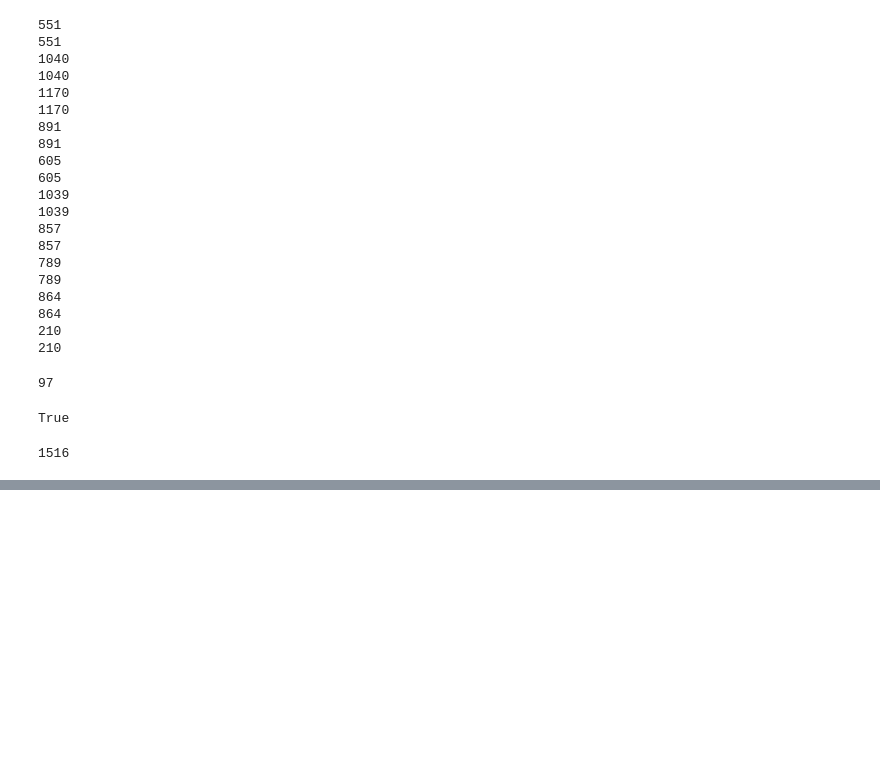
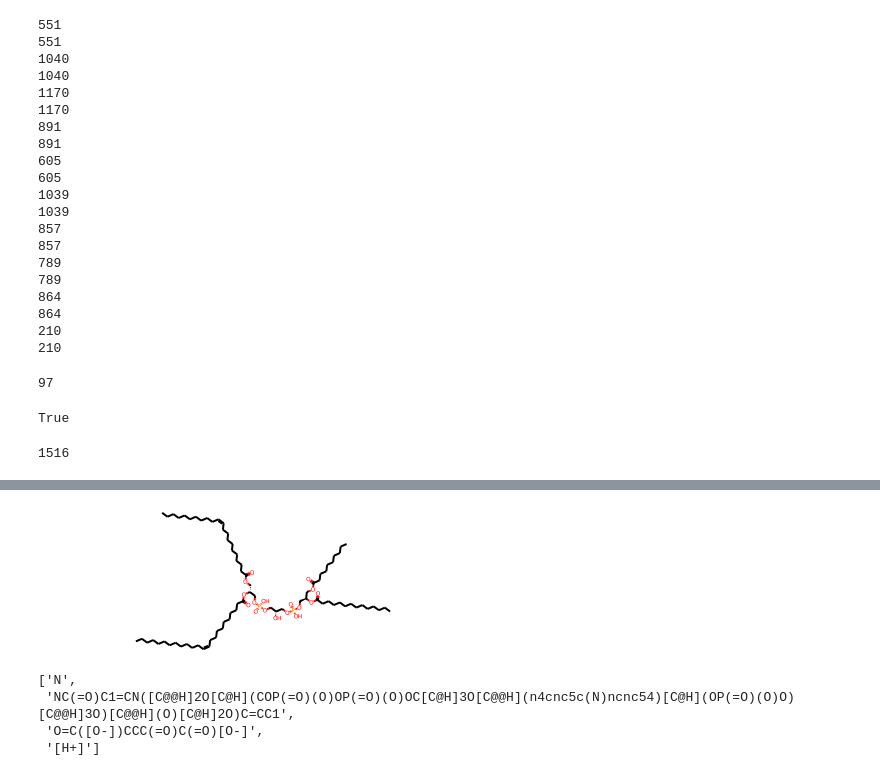
Before and after one commit to pgmikhael/clipzyme, a Jupyter notebook: notebooks/metabio.ipynb, the cells around one changed output, grey strips where cells are left out. Cells and saved outputs as stored; diff of their text form; code cells hidden in the pictures; blank space fills up the shorter version.

```diff
--- a/notebooks/metabio.ipynb
+++ b/notebooks/metabio.ipynb
@@ -1267,0 +1420,11 @@ json.dump(pubchem_targeters, open("/Mounts/rbg-storage1/datasets/Metabo/datasets
+# %%
+Chem.MolFromSmiles(list(rxn2prod['CCCCCCCCCCCCCCCC(=O)OC[C@H](COP(=O)(O)OC[C@@H](O)CO)OC(=O)CCCCCCCCCCCCCCC.CCCCCCCCCCCCCCCC(=O)OC[C@H](COP(=O)(O)OP(=O)(O)OC[C@H]1O[C@@H](n2ccc(N)nc2=O)C(O)[C@H]1O)OC(=O)CCCCCCCCCCCCCCC>>2.7.8.41'])[1])
+# %% [output]
+[figure, added]
+# %%
+[d['reactants'] for d in data if d['ec'] == '1.4.1.4'][0]
+# %% [output]
+['N',
+ 'NC(=O)C1=CN([C@@H]2O[C@H](COP(=O)(O)OP(=O)(O)OC[C@H]3O[C@@H](n4cnc5c(N)ncnc54)[C@H](OP(=O)(O)O)[C@@H]3O)[C@@H](O)[C@H]2O)C=CC1',
+ 'O=C([O-])CCC(=O)C(=O)[O-]',
+ '[H+]']
```
Also changed, not shown: parts of 131 cells of this notebook, 4 other files.
